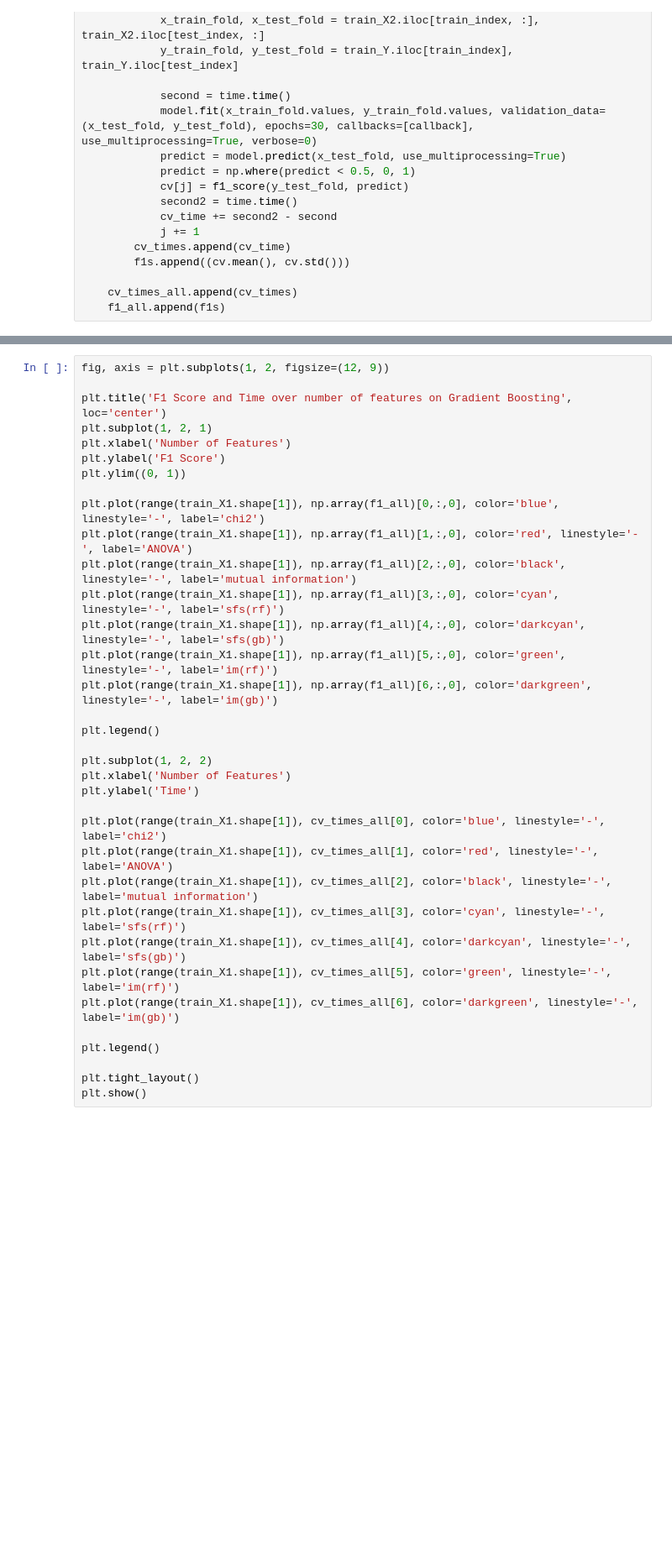
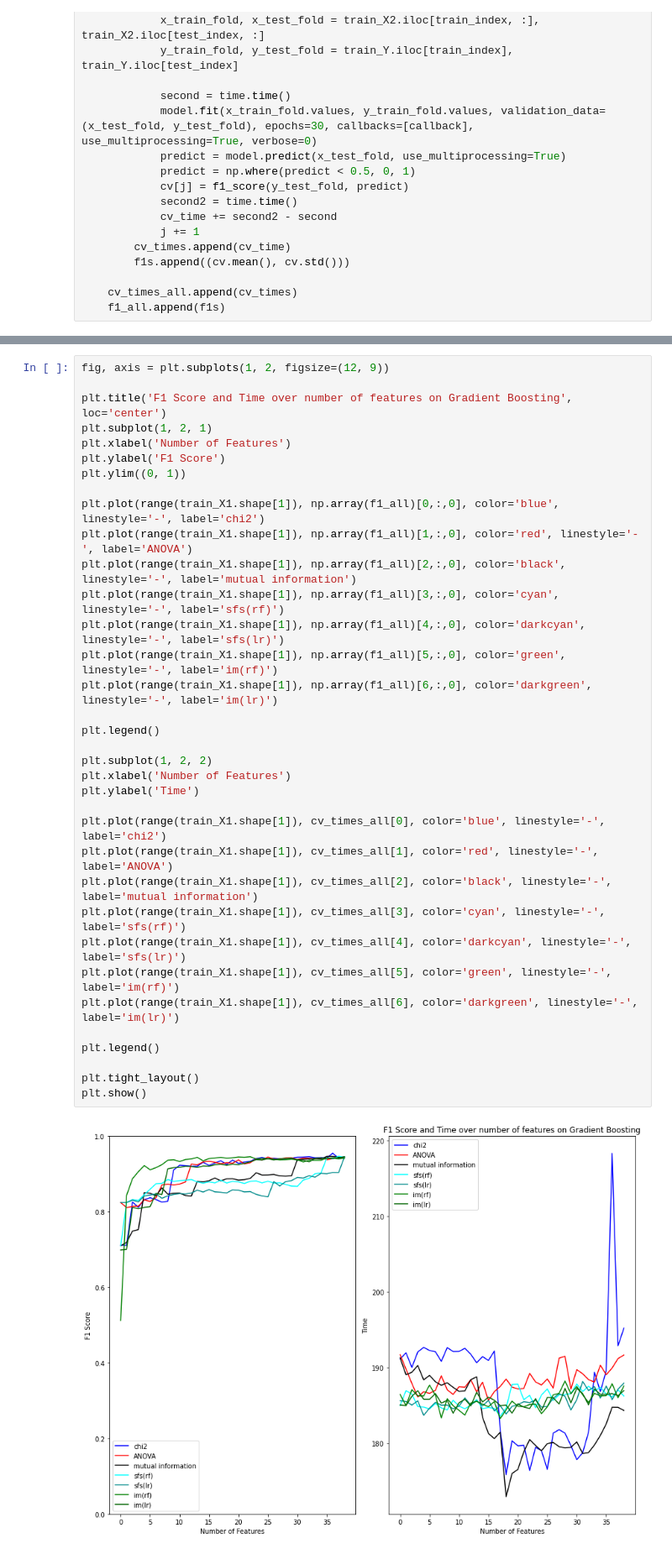
Before and after one commit to stevenson0421/Feature-Selection, a Jupyter notebook: Code/Individual.ipynb, the cells around one changed output, grey strips where cells are left out. Shown: that part at 84% size. Drawn from its saved outputs; the diff is of its cells as text; blank space fills up the shorter version.

```diff
--- a/Code/Individual.ipynb
+++ b/Code/Individual.ipynb
@@ -331,34 +331,36 @@ pd.DataFrame(f1_all, index=['chi2', 'ANOVA', 'mutualinfo', 'sfs(rf)', 'sfs(gb)',
 fig, axis = plt.subplots(1, 2, figsize=(12, 9))
 
 plt.title('F1 Score and Time over number of features on Gradient Boosting', loc='center')
 plt.subplot(1, 2, 1)
 plt.xlabel('Number of Features')
 plt.ylabel('F1 Score')
 plt.ylim((0, 1))
 
 plt.plot(range(train_X1.shape[1]), np.array(f1_all)[0,:,0], color='blue', linestyle='-', label='chi2')
 plt.plot(range(train_X1.shape[1]), np.array(f1_all)[1,:,0], color='red', linestyle='-', label='ANOVA')
 plt.plot(range(train_X1.shape[1]), np.array(f1_all)[2,:,0], color='black', linestyle='-', label='mutual information')
 plt.plot(range(train_X1.shape[1]), np.array(f1_all)[3,:,0], color='cyan', linestyle='-', label='sfs(rf)')
-plt.plot(range(train_X1.shape[1]), np.array(f1_all)[4,:,0], color='darkcyan', linestyle='-', label='sfs(gb)')
+plt.plot(range(train_X1.shape[1]), np.array(f1_all)[4,:,0], color='darkcyan', linestyle='-', label='sfs(lr)')
 plt.plot(range(train_X1.shape[1]), np.array(f1_all)[5,:,0], color='green', linestyle='-', label='im(rf)')
-plt.plot(range(train_X1.shape[1]), np.array(f1_all)[6,:,0], color='darkgreen', linestyle='-', label='im(gb)')
+plt.plot(range(train_X1.shape[1]), np.array(f1_all)[6,:,0], color='darkgreen', linestyle='-', label='im(lr)')
 
 plt.legend()
 
 plt.subplot(1, 2, 2)
 plt.xlabel('Number of Features')
 plt.ylabel('Time')
 
 plt.plot(range(train_X1.shape[1]), cv_times_all[0], color='blue', linestyle='-', label='chi2')
 plt.plot(range(train_X1.shape[1]), cv_times_all[1], color='red', linestyle='-', label='ANOVA')
 plt.plot(range(train_X1.shape[1]), cv_times_all[2], color='black', linestyle='-', label='mutual information')
 plt.plot(range(train_X1.shape[1]), cv_times_all[3], color='cyan', linestyle='-', label='sfs(rf)')
-plt.plot(range(train_X1.shape[1]), cv_times_all[4], color='darkcyan', linestyle='-', label='sfs(gb)')
+plt.plot(range(train_X1.shape[1]), cv_times_all[4], color='darkcyan', linestyle='-', label='sfs(lr)')
 plt.plot(range(train_X1.shape[1]), cv_times_all[5], color='green', linestyle='-', label='im(rf)')
-plt.plot(range(train_X1.shape[1]), cv_times_all[6], color='darkgreen', linestyle='-', label='im(gb)')
+plt.plot(range(train_X1.shape[1]), cv_times_all[6], color='darkgreen', linestyle='-', label='im(lr)')
 
 plt.legend()
 
 plt.tight_layout()
 plt.show()
+# %% [output]
+[figure, added]
```
Also changed, not shown: parts of 10 cells of this notebook, 9 other files.
